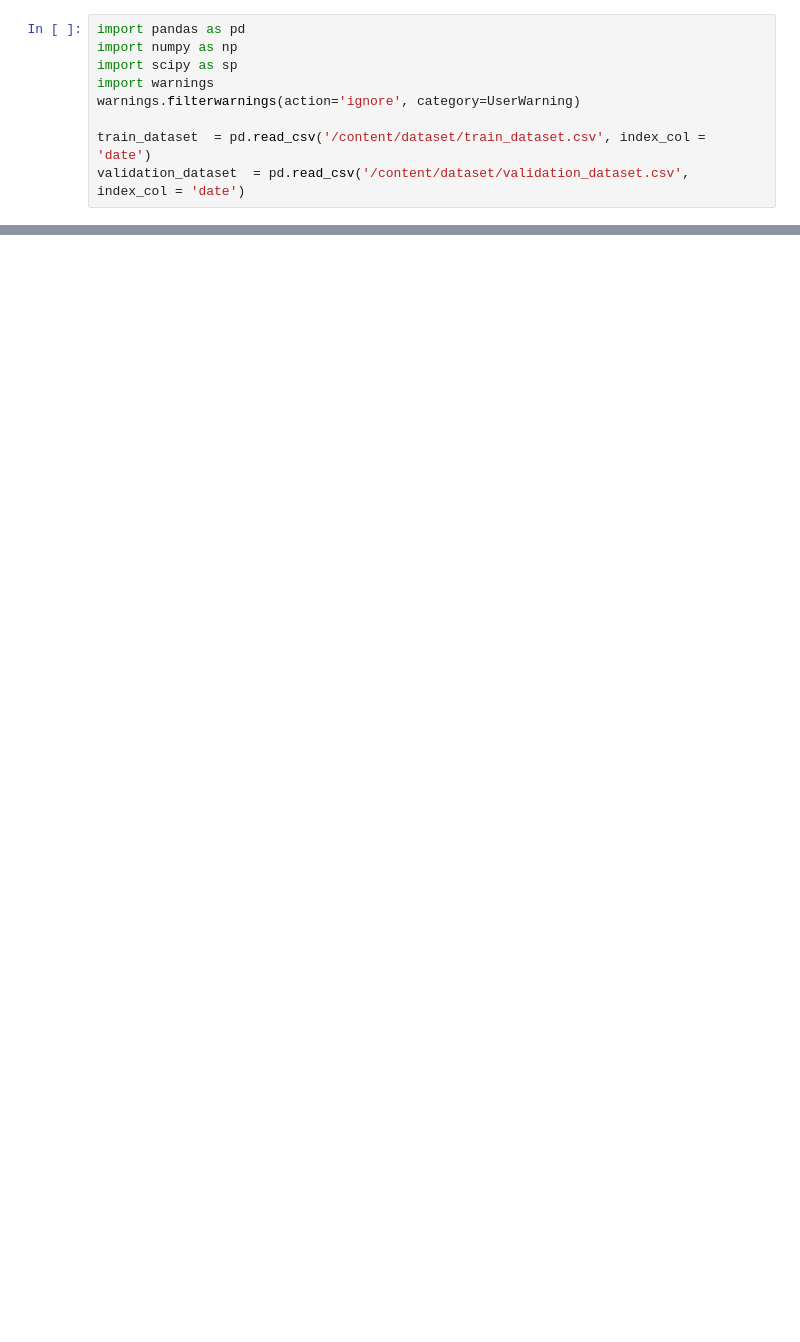
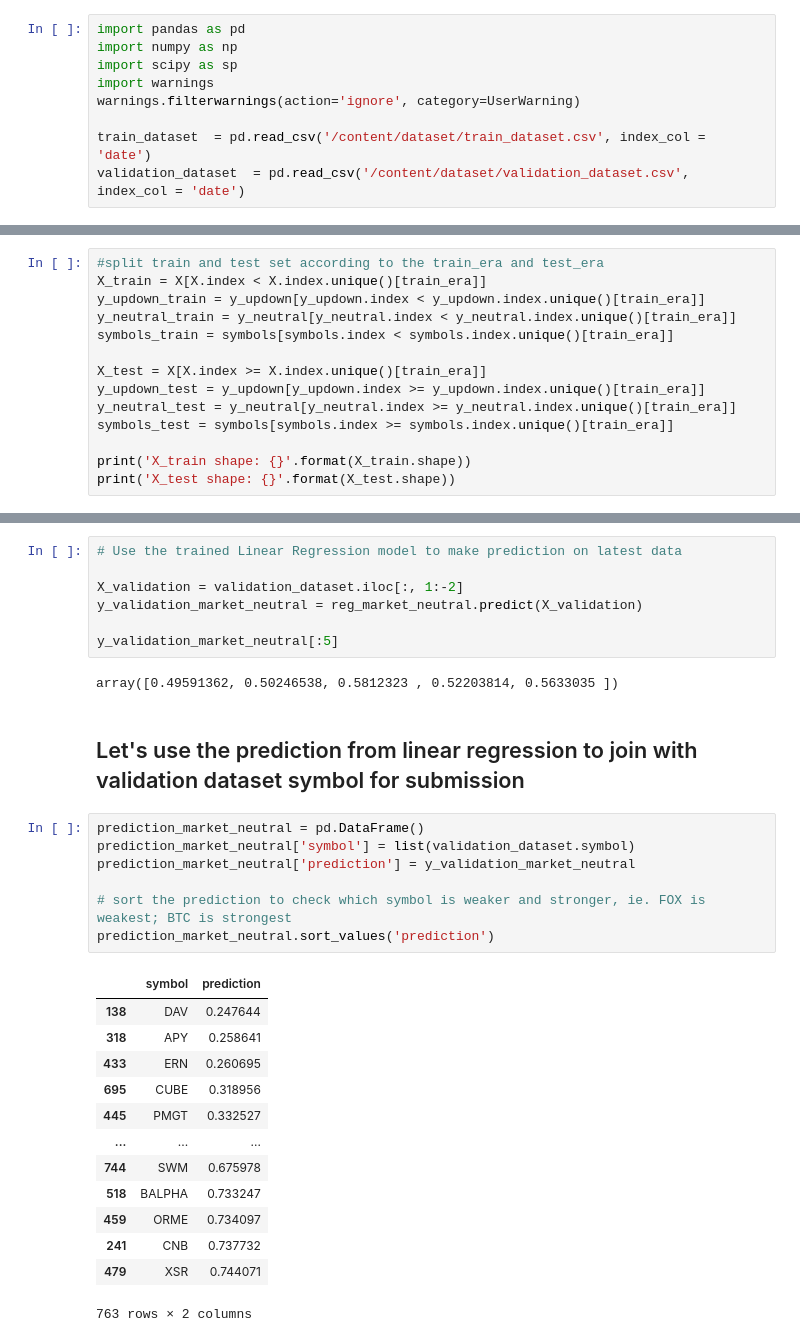
Before and after one commit to rocketcapital-ai/competition_quickstart_dataloader, a Jupyter notebook: Quickstart.ipynb, the cells around one changed output, grey strips where cells are left out. Cells and saved outputs as stored; diff of their text form; blank space fills up the shorter version.

```diff
--- a/Quickstart.ipynb
+++ b/Quickstart.ipynb
@@ -261,0 +130,14 @@ prediction.to_csv('/content/prediction/prediction.csv', index = False, header =
+# %%
+#split train and test set according to the train_era and test_era
+X_train = X[X.index < X.index.unique()[train_era]]
+y_updown_train = y_updown[y_updown.index < y_updown.index.unique()[train_era]]
+y_neutral_train = y_neutral[y_neutral.index < y_neutral.index.unique()[train_era]]
+symbols_train = symbols[symbols.index < symbols.index.unique()[train_era]]
+
+X_test = X[X.index >= X.index.unique()[train_era]]
+y_updown_test = y_updown[y_updown.index >= y_updown.index.unique()[train_era]]
+y_neutral_test = y_neutral[y_neutral.index >= y_neutral.index.unique()[train_era]]
+symbols_test = symbols[symbols.index >= symbols.index.unique()[train_era]]
+
+print('X_train shape: {}'.format(X_train.shape))
+print('X_test shape: {}'.format(X_test.shape))
@@ -261,0 +255,32 @@ prediction.to_csv('/content/prediction/prediction.csv', index = False, header =
+# %%
+# Use the trained Linear Regression model to make prediction on latest data
+
+X_validation = validation_dataset.iloc[:, 1:-2]
+y_validation_market_neutral = reg_market_neutral.predict(X_validation)
+
+y_validation_market_neutral[:5]
+# %% [output]
+array([0.49591362, 0.50246538, 0.5812323 , 0.52203814, 0.5633035 ])
+# %% [markdown]
+## Let's use the prediction from linear regression to join with validation dataset symbol for submission
+# %%
+prediction_market_neutral = pd.DataFrame()
+prediction_market_neutral['symbol'] = list(validation_dataset.symbol)
+prediction_market_neutral['prediction'] = y_validation_market_neutral
+
+# sort the prediction to check which symbol is weaker and stronger, ie. FOX is weakest; BTC is strongest
+prediction_market_neutral.sort_values('prediction')
+# %% [output]
+|  | symbol | prediction |
+| 138 | DAV | 0.247644 |
+| 318 | APY | 0.258641 |
+| 433 | ERN | 0.260695 |
+| 695 | CUBE | 0.318956 |
+| 445 | PMGT | 0.332527 |
+| ... | ... | ... |
+| 744 | SWM | 0.675978 |
+| 518 | BALPHA | 0.733247 |
+| 459 | ORME | 0.734097 |
+| 241 | CNB | 0.737732 |
+| 479 | XSR | 0.744071 |
+763 rows × 2 columns
```
Also changed, not shown: parts of 54 cells of this notebook.
